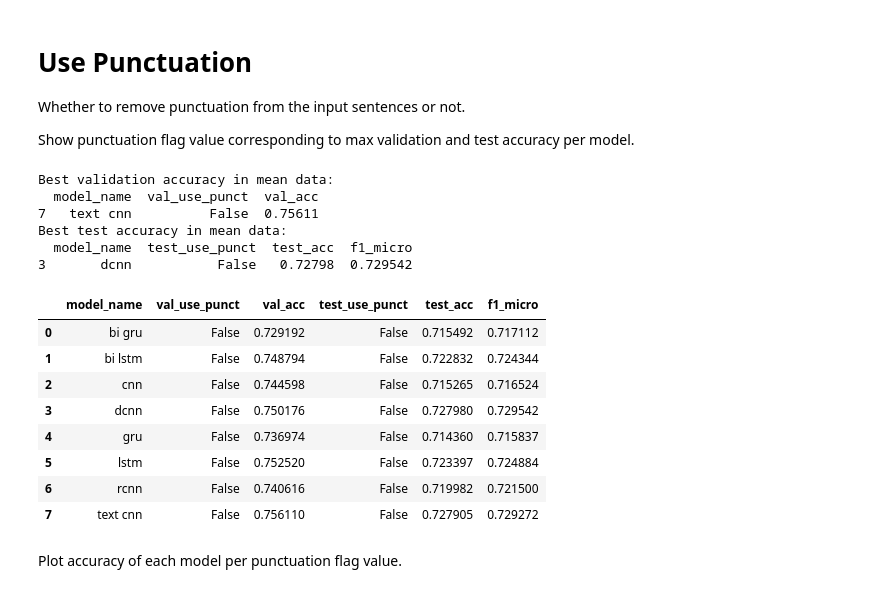
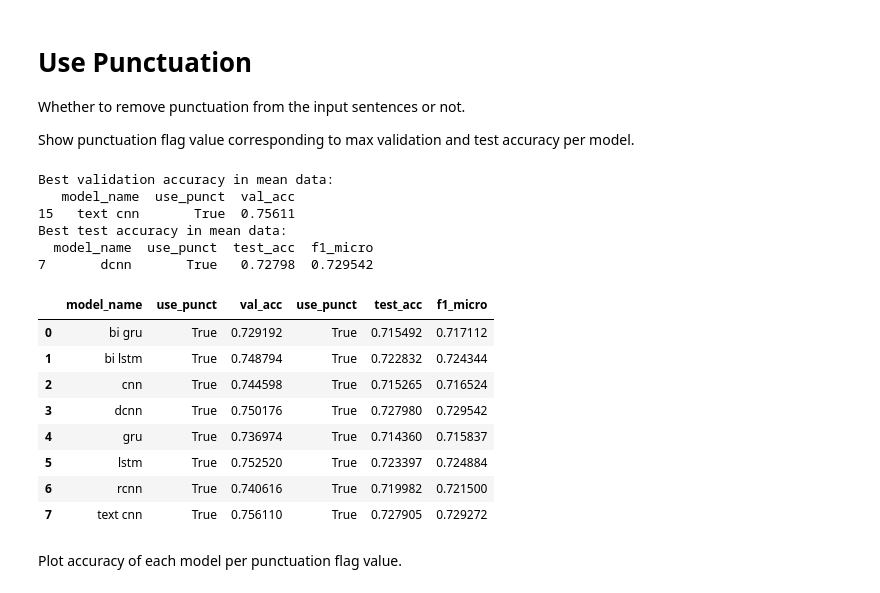
Before and after one commit to NathanDuran/Sentence-Encoding-for-DA-Classification, a Jupyter notebook: data_processing/results.ipynb, the cells around one changed output. Drawn from its saved outputs; the diff is of its cells as text; code cells hidden in the pictures.

```diff
--- a/data_processing/results.ipynb
+++ b/data_processing/results.ipynb
@@ -289,34 +263,34 @@ Show punctuation flag value corresponding to max validation and test accuracy pe
 # %%
 # Name of the experiment parameter for comparison
 exp_param = 'use_punct'
 
 # Load punctuation experiment data
-punc_data = load_dataframe(os.path.join(task_name, exp_param, exp_param +'_data.csv'))
-punc_mean_data = load_dataframe(os.path.join(task_name, exp_param, exp_param +'_mean_data.csv'))
+punc_data = load_dataframe(os.path.join(task_name, exp_param, exp_param + '_data.csv'))
+punc_mean_data = load_dataframe(os.path.join(task_name, exp_param, exp_param + '_mean_data.csv'))
 
 # Get the max values for each model
-punc_data_max = get_max(punc_mean_data, exp_param)
 print("Best validation accuracy in mean data:")
-print(punc_data_max.loc[[punc_data_max['val_acc'].idxmax()], ['model_name', 'val_' + exp_param, 'val_acc']])
+print(punc_mean_data.loc[[punc_mean_data['val_acc'].idxmax()], ['model_name', exp_param, 'val_acc']])
 print("Best test accuracy in mean data:")
-print(punc_data_max.loc[[punc_data_max['test_acc'].idxmax()], ['model_name', 'test_' + exp_param, 'test_acc', 'f1_micro']])
+print(punc_mean_data.loc[[punc_mean_data['test_acc'].idxmax()], ['model_name', exp_param, 'test_acc', 'f1_micro']])
+punc_data_max = get_max(punc_mean_data, [exp_param])
 punc_data_max
 # %% [output]
 Best validation accuracy in mean data:
-  model_name  val_use_punct  val_acc
-7   text cnn          False  0.75611
+   model_name  use_punct  val_acc
+15   text cnn       True  0.75611
 Best test accuracy in mean data:
-  model_name  test_use_punct  test_acc  f1_micro
-3       dcnn           False   0.72798  0.729542
+  model_name  use_punct  test_acc  f1_micro
+7       dcnn       True   0.72798  0.729542
-|  | model_name | val_use_punct | val_acc | test_use_punct | test_acc | f1_micro |
-| 0 | bi gru | False | 0.729192 | False | 0.715492 | 0.717112 |
-| 1 | bi lstm | False | 0.748794 | False | 0.722832 | 0.724344 |
-| 2 | cnn | False | 0.744598 | False | 0.715265 | 0.716524 |
-| 3 | dcnn | False | 0.750176 | False | 0.727980 | 0.729542 |
-| 4 | gru | False | 0.736974 | False | 0.714360 | 0.715837 |
-| 5 | lstm | False | 0.752520 | False | 0.723397 | 0.724884 |
-| 6 | rcnn | False | 0.740616 | False | 0.719982 | 0.721500 |
-| 7 | text cnn | False | 0.756110 | False | 0.727905 | 0.729272 |
+|  | model_name | use_punct | val_acc | use_punct | test_acc | f1_micro |
+| 0 | bi gru | True | 0.729192 | True | 0.715492 | 0.717112 |
+| 1 | bi lstm | True | 0.748794 | True | 0.722832 | 0.724344 |
+| 2 | cnn | True | 0.744598 | True | 0.715265 | 0.716524 |
+| 3 | dcnn | True | 0.750176 | True | 0.727980 | 0.729542 |
+| 4 | gru | True | 0.736974 | True | 0.714360 | 0.715837 |
+| 5 | lstm | True | 0.752520 | True | 0.723397 | 0.724884 |
+| 6 | rcnn | True | 0.740616 | True | 0.719982 | 0.721500 |
+| 7 | text cnn | True | 0.756110 | True | 0.727905 | 0.729272 |
 # %% [markdown]
 Plot accuracy of each model per punctuation flag value.
 # %%
```
Also changed, not shown: parts of 24 cells of this notebook, 2 other files.
